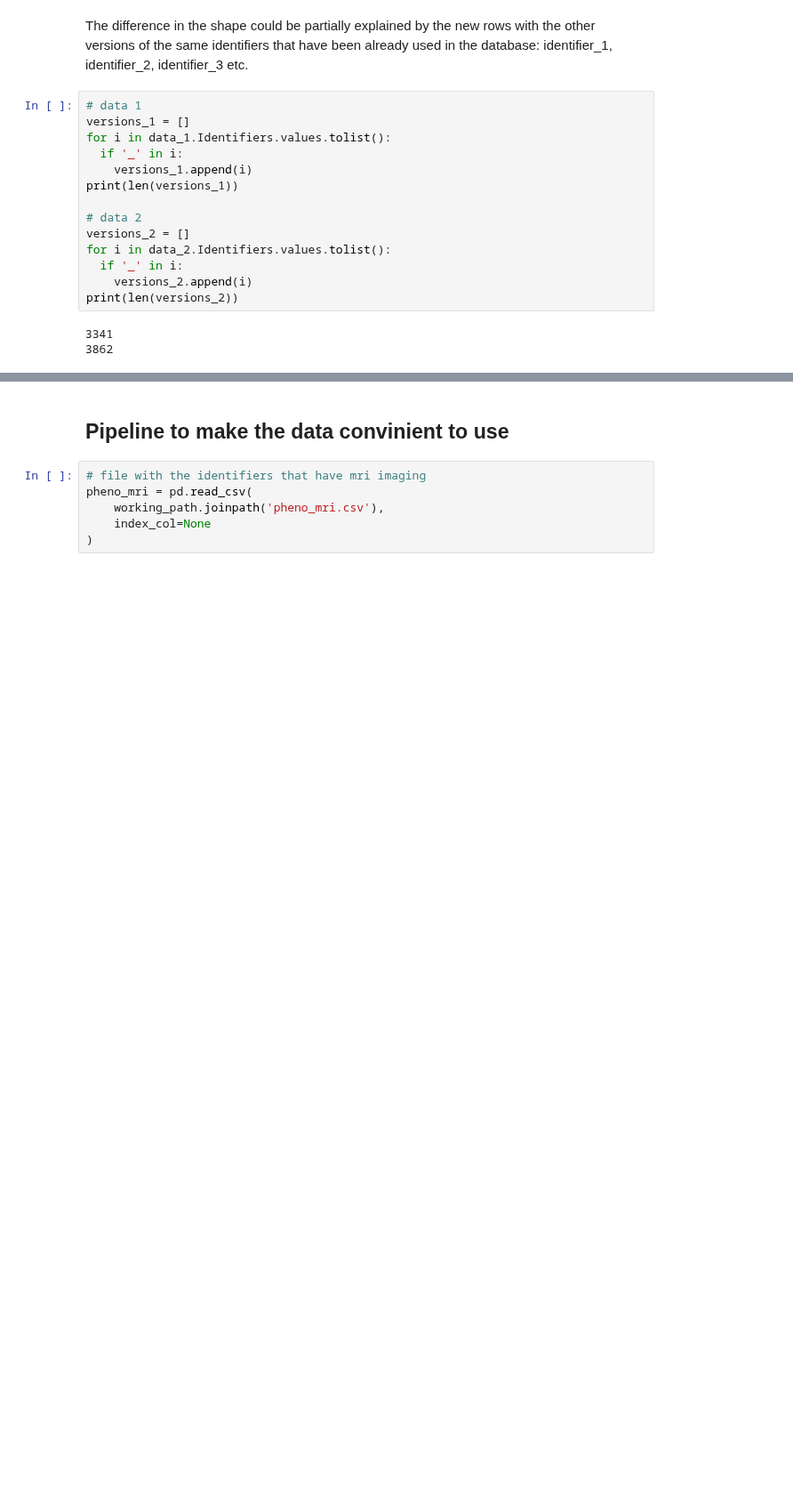
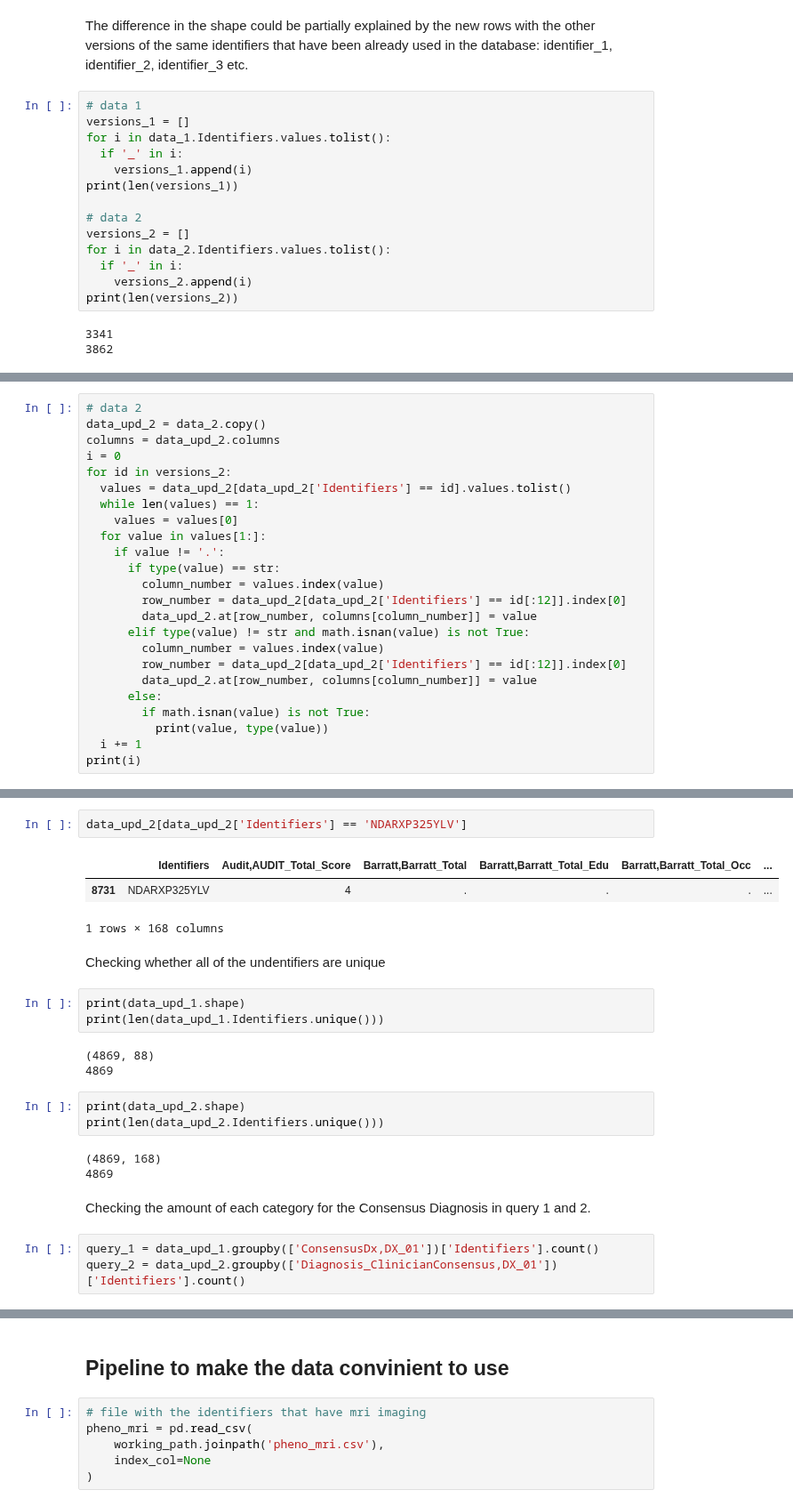
Before and after one commit to cristinarainich/Child-Mind-Institute-Project, a Jupyter notebook: Pheno_data.ipynb, the cells around one changed output, grey strips where cells are left out. Shown at 89% size. Drawn from its saved outputs; the diff is of its cells as text; blank space fills up the shorter version.

```diff
--- a/Pheno_data.ipynb
+++ b/Pheno_data.ipynb
@@ -371,0 +308,24 @@ data_2.head()
+# %%
+# data 2
+data_upd_2 = data_2.copy()
+columns = data_upd_2.columns
+i = 0
+for id in versions_2:
+  values = data_upd_2[data_upd_2['Identifiers'] == id].values.tolist()
+  while len(values) == 1:
+    values = values[0]
+  for value in values[1:]:
+    if value != '.':
+      if type(value) == str:
+        column_number = values.index(value)
+        row_number = data_upd_2[data_upd_2['Identifiers'] == id[:12]].index[0]
+        data_upd_2.at[row_number, columns[column_number]] = value
+      elif type(value) != str and math.isnan(value) is not True:
+        column_number = values.index(value)
+        row_number = data_upd_2[data_upd_2['Identifiers'] == id[:12]].index[0]
+        data_upd_2.at[row_number, columns[column_number]] = value
+      else:
+        if math.isnan(value) is not True:
+          print(value, type(value))
+  i += 1
+print(i)
@@ -371,0 +380,25 @@ data_2.head()
+# %%
+data_upd_2[data_upd_2['Identifiers'] == 'NDARXP325YLV']
+# %% [output]
+|  | Identifiers | Audit,AUDIT_Total_Score | Barratt,Barratt_Total | Barratt,Barratt_Total_Edu | Barratt,Barratt_Total_Occ | ... |
+| 8731 | NDARXP325YLV | 4 | . | . | . | ... |
+1 rows × 168 columns
+# %% [markdown]
+Checking whether all of the undentifiers are unique
+# %%
+print(data_upd_1.shape)
+print(len(data_upd_1.Identifiers.unique()))
+# %% [output]
+(4869, 88)
+4869
+# %%
+print(data_upd_2.shape)
+print(len(data_upd_2.Identifiers.unique()))
+# %% [output]
+(4869, 168)
+4869
+# %% [markdown]
+Checking the amount of each category for the Consensus Diagnosis in query 1 and 2.
+# %%
+query_1 = data_upd_1.groupby(['ConsensusDx,DX_01'])['Identifiers'].count()
+query_2 = data_upd_2.groupby(['Diagnosis_ClinicianConsensus,DX_01'])['Identifiers'].count()
```
Also changed, not shown: parts of 23 cells of this notebook.
